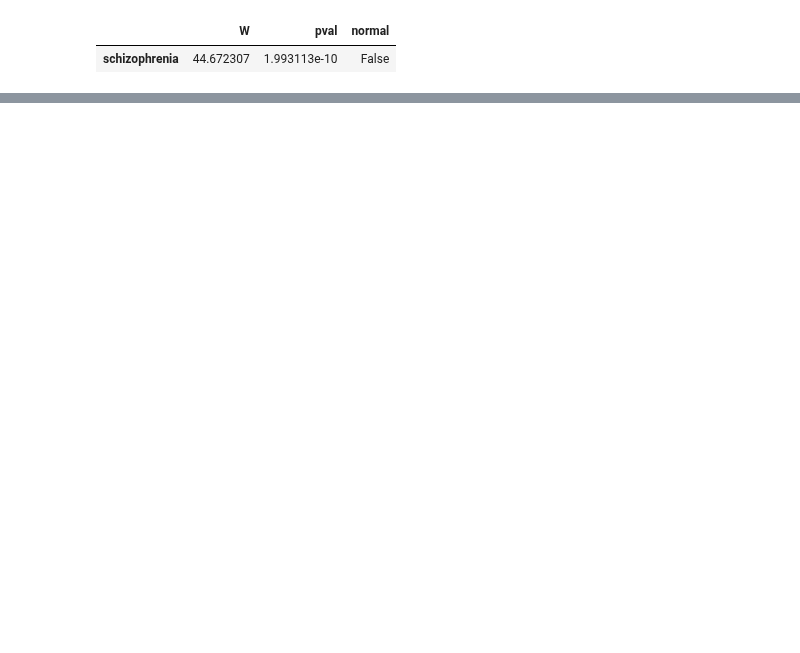
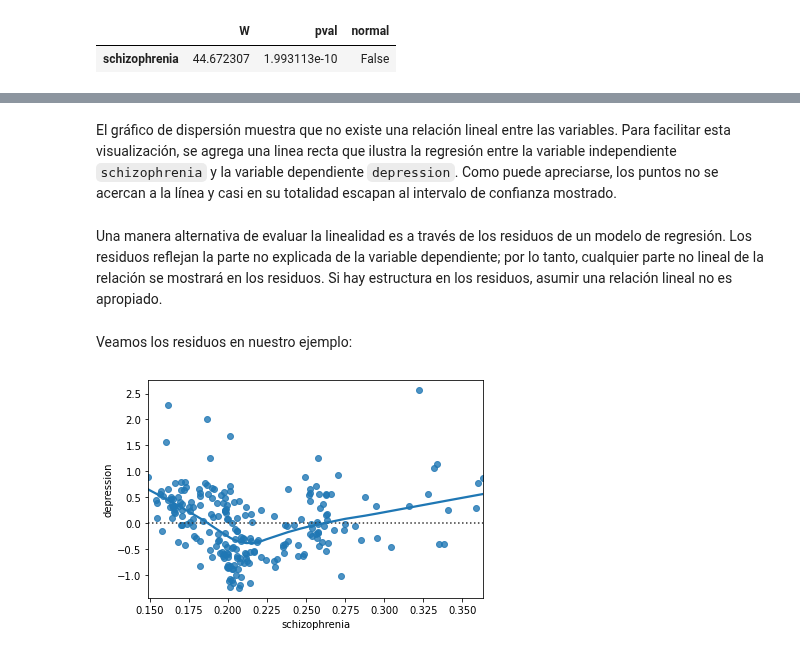
Before and after one commit to renatoparedes/EstadisticaYPsicologiaMatematica, a Jupyter notebook: AnalisisDeDatosMultivariantes/VerificacionDeSupuestos.ipynb, the cells around one changed output, grey strips where cells are left out. Saved outputs shown, nothing was run; the diff lists cells and outputs as text; code cells hidden in the pictures; blank space fills up the shorter version.

```diff
--- a/AnalisisDeDatosMultivariantes/VerificacionDeSupuestos.ipynb
+++ b/AnalisisDeDatosMultivariantes/VerificacionDeSupuestos.ipynb
@@ -98,0 +178,10 @@ https://scikit-learn.org/stable/modules/generated/sklearn.preprocessing.RobustSc
+# %% [markdown]
+El gráfico de dispersión muestra que no existe una relación lineal entre las variables. Para facilitar esta visualización, se agrega una linea recta que ilustra la regresión entre la variable independiente `schizophrenia` y la variable dependiente `depression`. Como puede apreciarse, los puntos no se acercan a la línea y casi en su totalidad escapan al intervalo de confianza mostrado.
+# %% [markdown]
+Una manera alternativa de evaluar la linealidad es a través de los residuos de un modelo de regresión. Los residuos reflejan la parte no explicada de la variable dependiente; por lo tanto, cualquier parte no lineal de la relación se mostrará en los residuos. Si hay estructura en los residuos, asumir una relación lineal no es apropiado.
+# %% [markdown]
+Veamos los residuos en nuestro ejemplo:
+# %%
+sns.residplot(x='schizophrenia',y='depression',data=df_subsdis,lowess=True);
+# %% [output]
+[figure, added]
```
Also changed, not shown: parts of 31 cells of this notebook, 4 other files.
